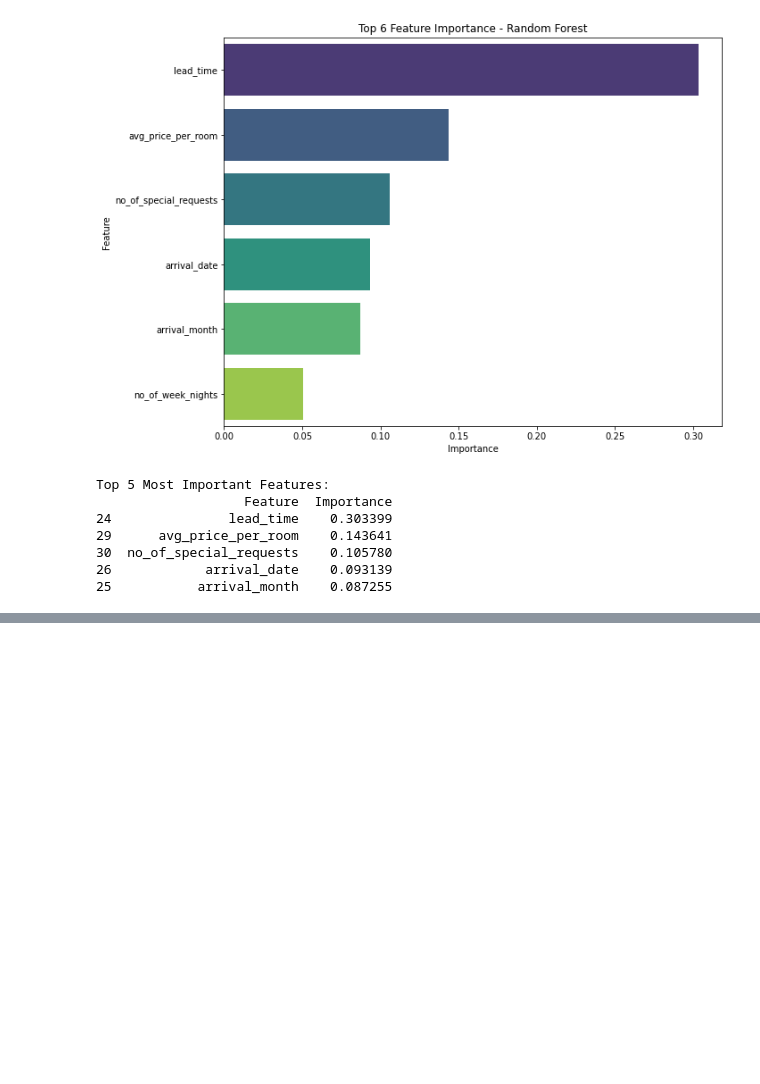
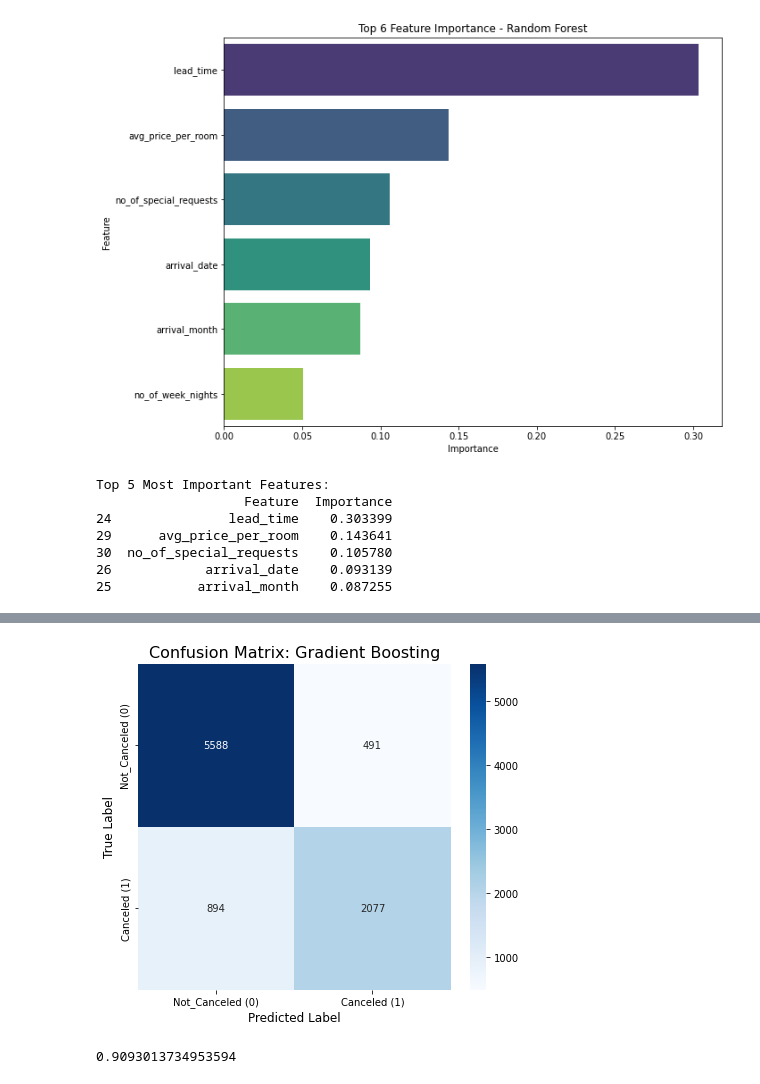
Before and after one commit to morgannash1/hotel_reservations, a Jupyter notebook: notebook.ipynb, the cells around one changed output, grey strips where cells are left out. Cells and saved outputs as stored; diff of their text form; code cells hidden in the pictures; blank space fills up the shorter version.

```diff
--- a/notebook.ipynb
+++ b/notebook.ipynb
@@ -756,0 +772,22 @@ Top 5 Most Important Features:
+# %%
+#Create Gradient Boosting Pipeline
+#define model, using a fraction of samples for each tree to try to reduce overfitting (subsample=0.8)
+gb_model = GradientBoostingClassifier(
+    n_estimators=100,
+    learning_rate=0.1,
+    subsample=0.8,
+    random_state=42)
+
+#create the pipeline using preprocessor and gradient boosting model:
+pipeline_gb = Pipeline(steps=[
+    ('preprocessor', preprocessor),
+    ('classifier', gb_model)])
+# %%
+#fit the pipeline on training data:
+pipeline_gb.fit(X_train, y_train)
+
+#predict on test data
+y_pred_gb = pipeline_gb.predict(X_test)
+
+print("Gradient Boosting Classification Report")
+print(classification_report(y_test, y_pred_gb, target_names=['Not_Canceled (0)', 'Canceled (1)']))
@@ -756,0 +804,31 @@ Top 5 Most Important Features:
+# %%
+#Create and Plot Confusion Matrix:
+
+#confusion matrix values
+cm_gb = confusion_matrix(y_test, y_pred_gb)
+labels = ['Not_Canceled (0)', 'Canceled (1)']
+
+#plot using Seaborn heatmap
+plt.figure(figsize=(7, 6))
+sns.heatmap(
+    cm_gb,
+    annot=True,
+    fmt='d',
+    cmap='Blues',
+    xticklabels=labels,
+    yticklabels=labels
+)
+
+plt.title('Confusion Matrix: Gradient Boosting', fontsize=16)
+plt.ylabel('True Label', fontsize=12)
+plt.xlabel('Predicted Label', fontsize=12)
+plt.show();
+# %% [output]
+[figure, added]
+# %%
+#get probabilities for ROC AUC
+y_proba_gb = pipeline_gb.predict_proba(X_test)[:, 1]
+auc_score_gb = roc_auc_score(y_test, y_proba_gb)
+auc_score_gb
+# %% [output]
+0.9093013734953594
```
Also changed, not shown: parts of 14 cells of this notebook.
